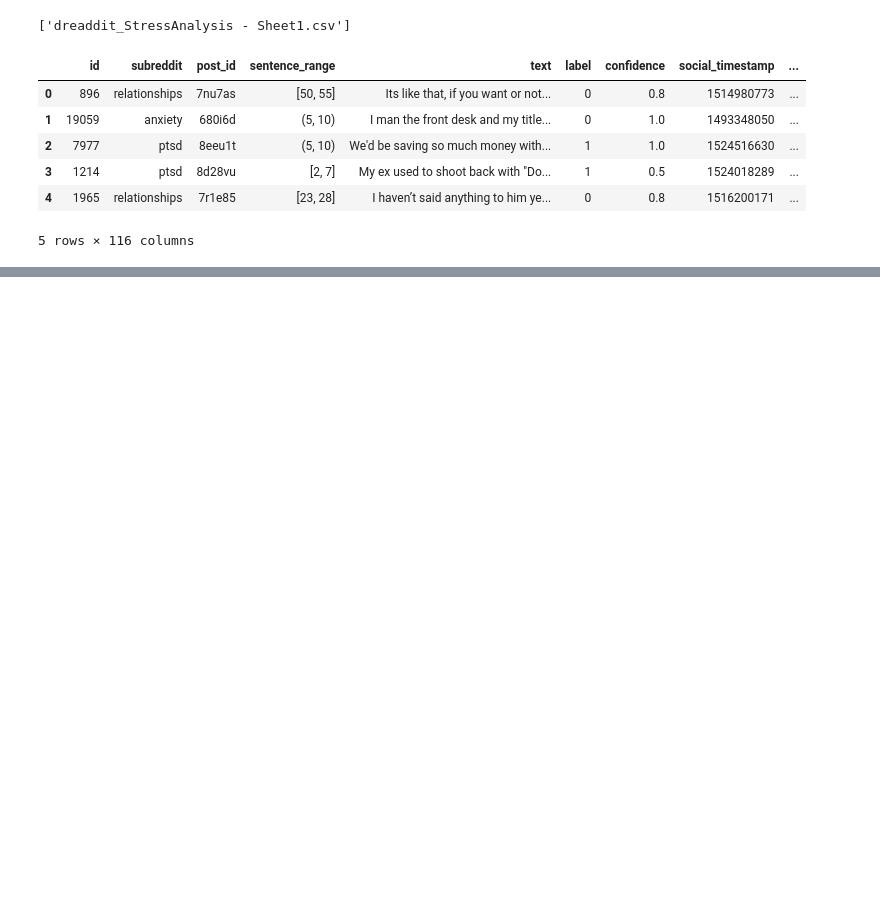
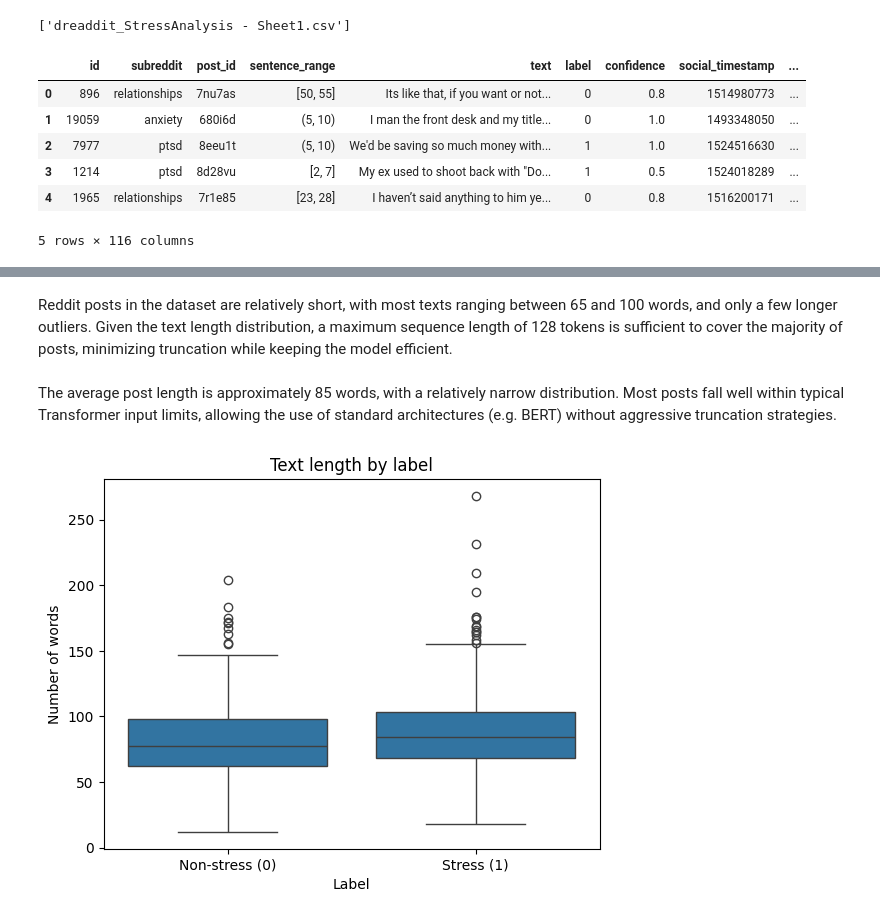
Before and after one commit to jacques2/dreaddit-stress-nlp, a Jupyter notebook: notebooks/01_eda.ipynb.ipynb, the cells around one changed output, grey strips where cells are left out. Cells and saved outputs as stored; diff of their text form; code cells hidden in the pictures; blank space fills up the shorter version.

```diff
--- a/notebooks/01_eda.ipynb.ipynb
+++ b/notebooks/01_eda.ipynb.ipynb
@@ -39,0 +117,5 @@ df.shape
+# %%
+# Text length
+
+df["text_len"] = df["text"].str.split().str.len()
+df["text_len"].describe()
@@ -39,0 +132,17 @@ df.shape
+# %% [markdown]
+Reddit posts in the dataset are relatively short, with most texts ranging between 65 and 100 words, and only a few longer outliers.
+Given the text length distribution, a maximum sequence length of 128 tokens is sufficient to cover the majority of posts, minimizing truncation while keeping the model efficient.
+# %% [markdown]
+The average post length is approximately 85 words, with a relatively narrow distribution.
+Most posts fall well within typical Transformer input limits, allowing the use of standard architectures (e.g. BERT) without aggressive truncation strategies.
+# %%
+# Text legth by label
+
+sns.boxplot(x="label", y="text_len", data=df) # sns.boxplot(x=df["label"], y=df["text_len"])
+plt.xticks([0, 1], ["Non-stress (0)", "Stress (1)"])
+plt.xlabel("Label")
+plt.ylabel("Number of words")
+plt.title("Text length by label")
+plt.show()
+# %% [output]
+[figure, added]
```
Also changed, not shown: parts of 20 cells of this notebook, 1 other file.
